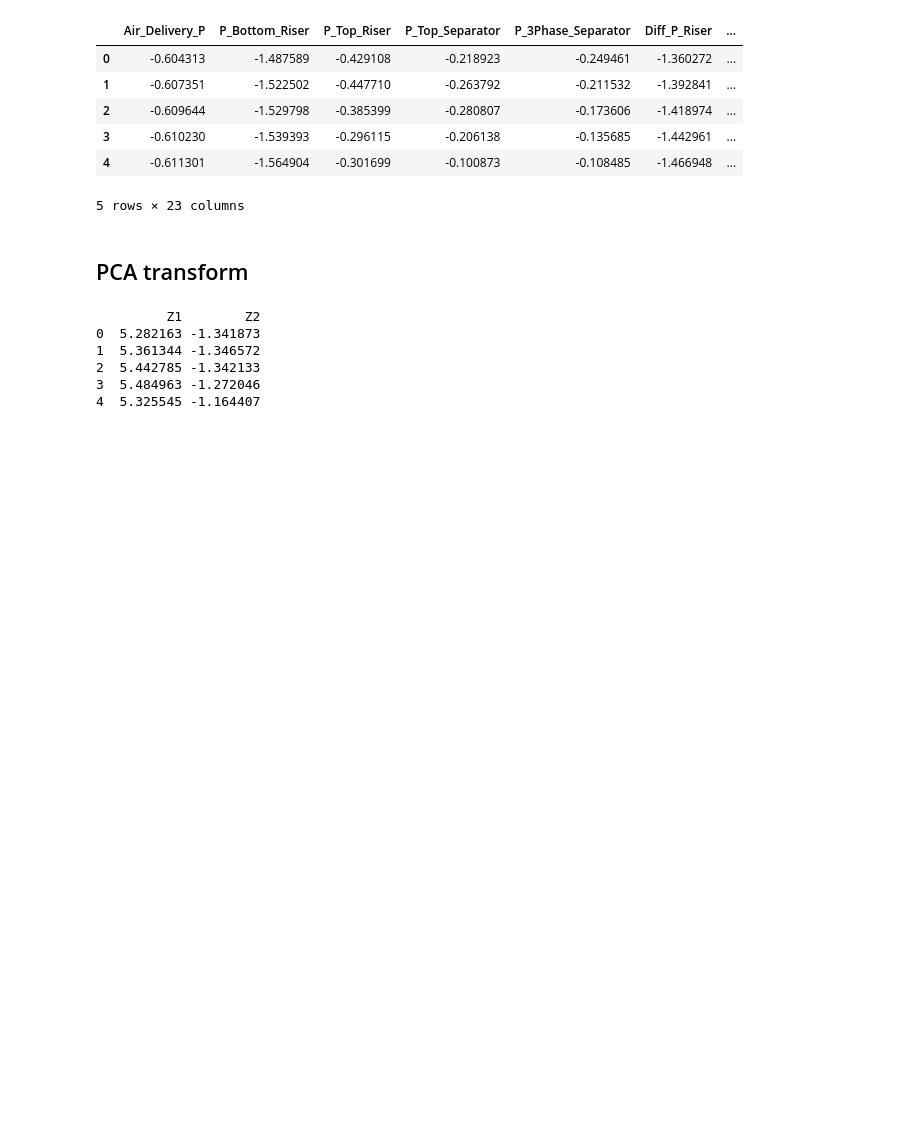
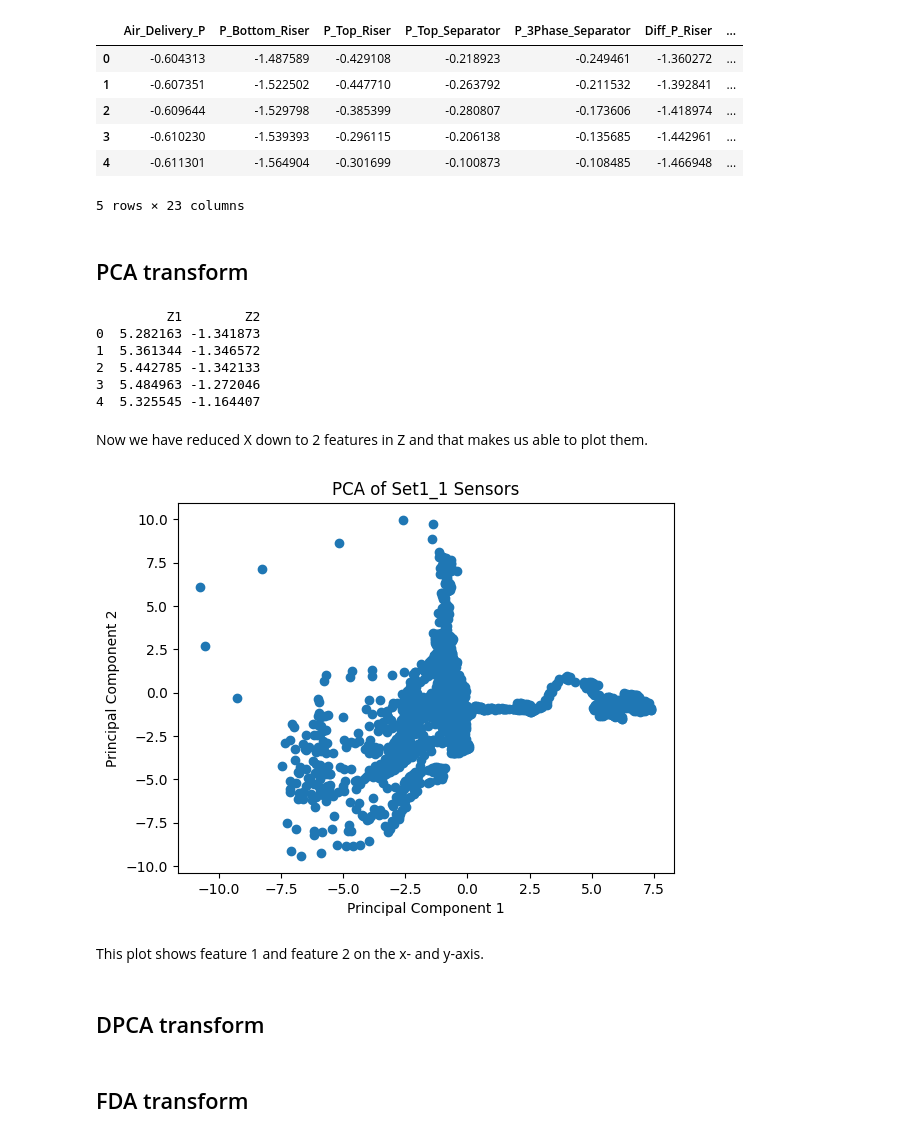
Before and after one commit to PeterAndersen-sdu/Fault-detection-project, a Jupyter notebook: main.ipynb, the cells around one changed output. Cells and saved outputs as stored; diff of their text form; code cells hidden in the pictures; blank space fills up the shorter version.

```diff
--- a/main.ipynb
+++ b/main.ipynb
@@ -46,3 +49,19 @@ print(Z.head())
 2  5.442785 -1.342133
 3  5.484963 -1.272046
 4  5.325545 -1.164407
+# %% [markdown]
+Now we have reduced X down to 2 features in Z and that makes us able to plot them.
+# %%
+plt.scatter(Z["Z1"], Z["Z2"])
+plt.xlabel("Principal Component 1")
+plt.ylabel("Principal Component 2")
+plt.title("PCA of Set1_1 Sensors")
+plt.show()
+# %% [output]
+[figure, added]
+# %% [markdown]
+This plot shows feature 1 and feature 2 on the x- and y-axis.
+# %% [markdown]
+## DPCA transform
+# %% [markdown]
+## FDA transform
```
Also changed, not shown: parts of 1 cell of this notebook.
